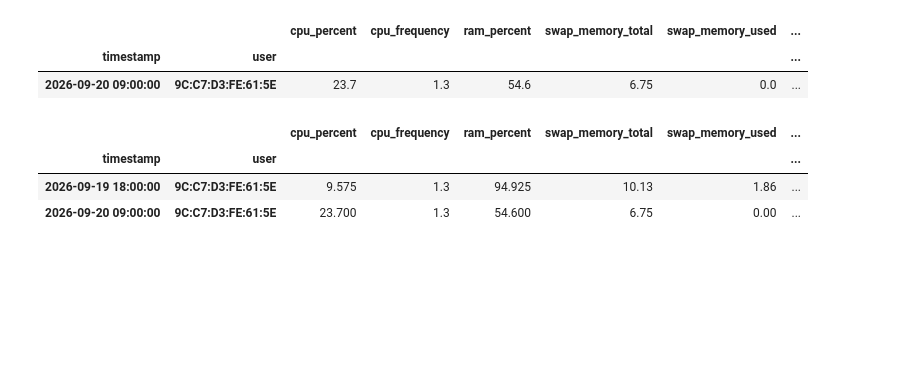
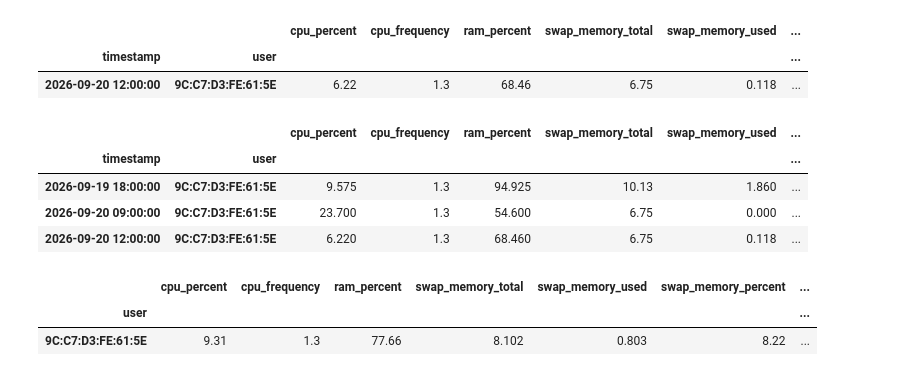
Before and after one commit to CryptoSight-PI/CryptoSight-Data, a Jupyter notebook: Python/data-reader-teste.ipynb, the cells around one changed output. Drawn from its saved outputs; the diff is of its cells as text; code cells hidden in the pictures; blank space fills up the shorter version.

```diff
--- a/Python/data-reader-teste.ipynb
+++ b/Python/data-reader-teste.ipynb
@@ -130,19 +155,26 @@ media sabado
 9.575
 # %%
 ultima = df_metricas_analisadas["timestamp"].max()
+primeira = df_metricas_analisadas["timestamp"].min()
 uma_hora = df_metricas_analisadas[df_metricas_analisadas["timestamp"] >= (ultima - pd.Timedelta(hours=1))]
 um_dia = df_metricas_analisadas[df_metricas_analisadas["timestamp"] >= (ultima - pd.Timedelta(hours=24))]
 
 df_media_ultima_hora = uma_hora.groupby([uma_hora["timestamp"].dt.floor('h'), "user"]).mean()
 df_media_ultimo_dia = um_dia.groupby([um_dia["timestamp"].dt.floor('h'), "user"]).mean()
+df_media_geral = df_metricas_analisadas.groupby("user").mean()
 
 display(df_media_ultima_hora)
 display(df_media_ultimo_dia)
+display(df_media_geral)
 # %% [output]
 |  |  | cpu_percent | cpu_frequency | ram_percent | swap_memory_total | swap_memory_used | ... |
 | timestamp | user |  |  |  |  |  | ... |
-| 2026-09-20 09:00:00 | 9C:C7:D3:FE:61:5E | 23.7 | 1.3 | 54.6 | 6.75 | 0.0 | ... |
+| 2026-09-20 12:00:00 | 9C:C7:D3:FE:61:5E | 6.22 | 1.3 | 68.46 | 6.75 | 0.118 | ... |
 |  |  | cpu_percent | cpu_frequency | ram_percent | swap_memory_total | swap_memory_used | ... |
 | timestamp | user |  |  |  |  |  | ... |
-| 2026-09-19 18:00:00 | 9C:C7:D3:FE:61:5E | 9.575 | 1.3 | 94.925 | 10.13 | 1.86 | ... |
-| 2026-09-20 09:00:00 | 9C:C7:D3:FE:61:5E | 23.700 | 1.3 | 54.600 | 6.75 | 0.00 | ... |
+| 2026-09-19 18:00:00 | 9C:C7:D3:FE:61:5E | 9.575 | 1.3 | 94.925 | 10.13 | 1.860 | ... |
+| 2026-09-20 09:00:00 | 9C:C7:D3:FE:61:5E | 23.700 | 1.3 | 54.600 | 6.75 | 0.000 | ... |
+| 2026-09-20 12:00:00 | 9C:C7:D3:FE:61:5E | 6.220 | 1.3 | 68.460 | 6.75 | 0.118 | ... |
+|  | cpu_percent | cpu_frequency | ram_percent | swap_memory_total | swap_memory_used | swap_memory_percent | ... |
+| user |  |  |  |  |  |  | ... |
+| 9C:C7:D3:FE:61:5E | 9.31 | 1.3 | 77.66 | 8.102 | 0.803 | 8.22 | ... |
```
Also changed, not shown: parts of 10 cells of this notebook.
